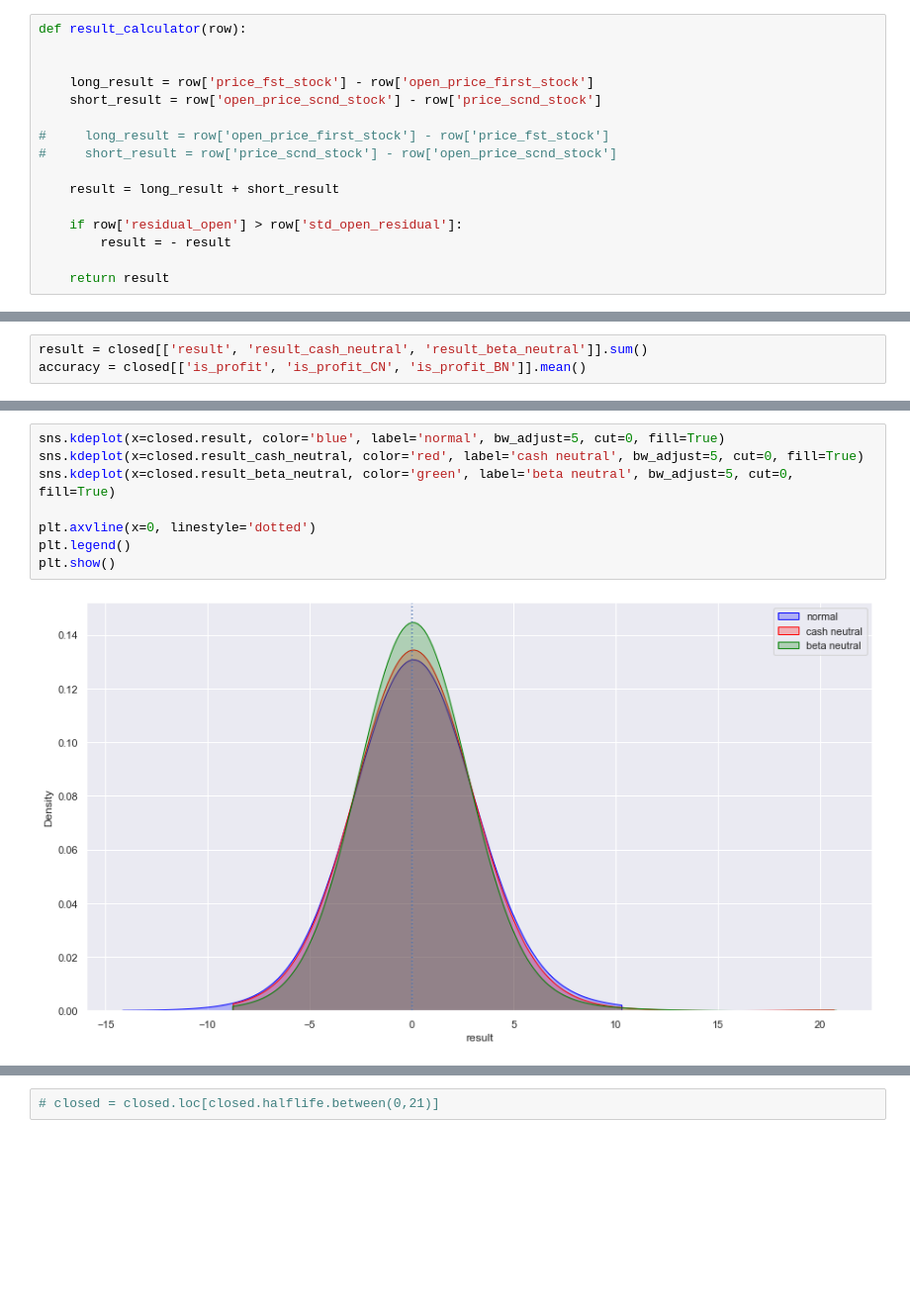
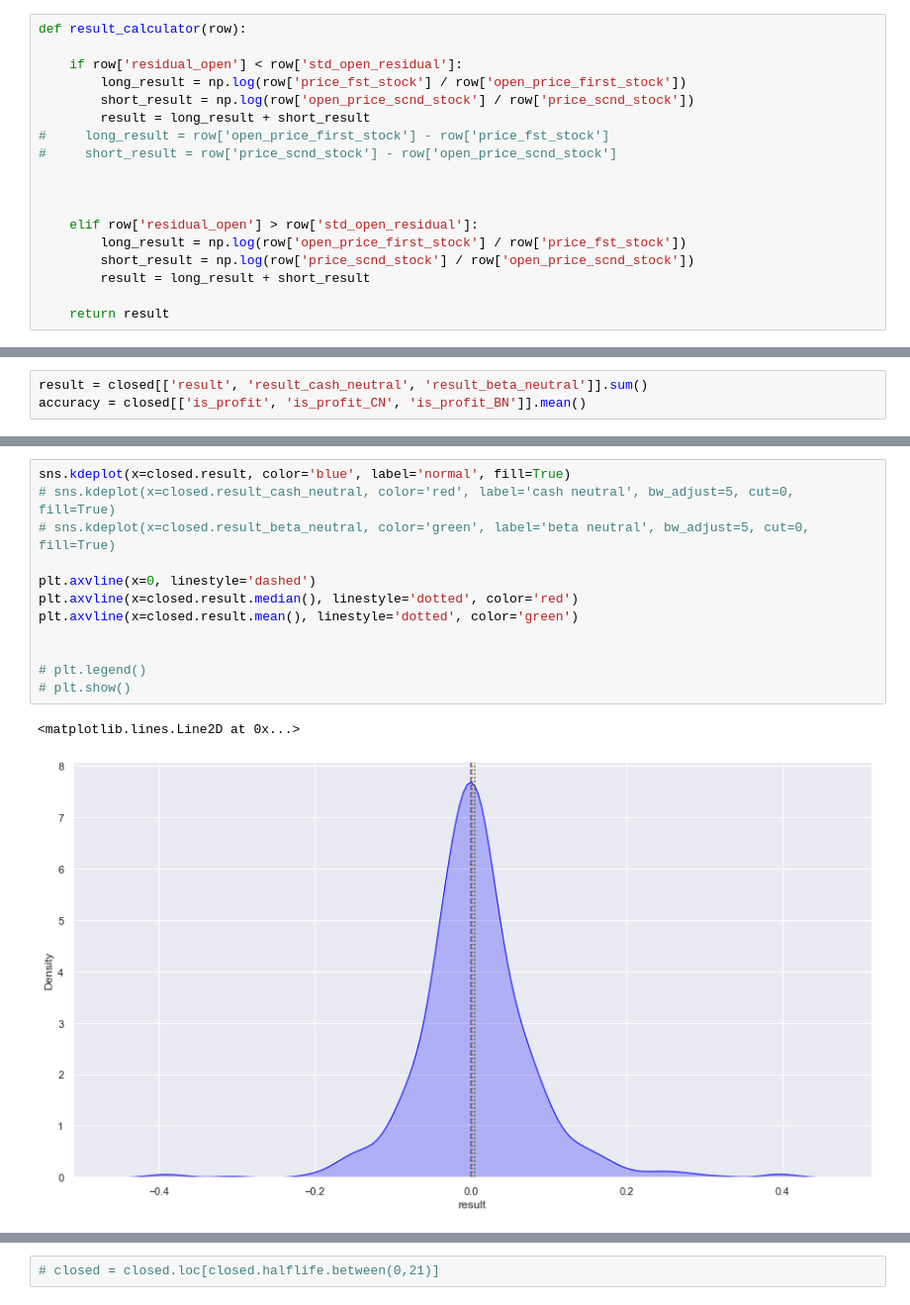
Before and after one commit to CorreaWillian/cointegration, a Jupyter notebook: EDA - Copia.ipynb, the cells around one changed output, grey strips where cells are left out. Shown: that part at 99% size. Cells and saved outputs as stored; diff of their text form; blank space fills up the shorter version.

```diff
--- a/EDA - Copia.ipynb
+++ b/EDA - Copia.ipynb
@@ -31,17 +86,19 @@ df.loc[(df.duplicated(subset=['date', 'sorted_pair'], keep='first'))].sort_value
 # %%
 def result_calculator(row):
 
-
-    long_result = row['price_fst_stock'] - row['open_price_first_stock']
-    short_result = row['open_price_scnd_stock'] - row['price_scnd_stock']
-
+    if row['residual_open'] < row['std_open_residual']:
+        long_result = np.log(row['price_fst_stock'] / row['open_price_first_stock'])
+        short_result = np.log(row['open_price_scnd_stock'] / row['price_scnd_stock'])
+        result = long_result + short_result
 #     long_result = row['open_price_first_stock'] - row['price_fst_stock']
 #     short_result = row['price_scnd_stock'] - row['open_price_scnd_stock']
 
-    result = long_result + short_result
 
-    if row['residual_open'] > row['std_open_residual']:
-        result = - result
+
+    elif row['residual_open'] > row['std_open_residual']:
+        long_result = np.log(row['open_price_first_stock'] / row['price_fst_stock'])
+        short_result = np.log(row['price_scnd_stock'] / row['open_price_scnd_stock'])
+        result = long_result + short_result
 
     return result
 # %%
@@ -97,13 +175,18 @@ pd.DataFrame(result_table, index=['normal', 'cash_neutral', 'beta_neutral'])
 # %%
-sns.kdeplot(x=closed.result, color='blue', label='normal', bw_adjust=5, cut=0, fill=True)
-sns.kdeplot(x=closed.result_cash_neutral, color='red', label='cash neutral', bw_adjust=5, cut=0, fill=True)
-sns.kdeplot(x=closed.result_beta_neutral, color='green', label='beta neutral', bw_adjust=5, cut=0, fill=True)
+sns.kdeplot(x=closed.result, color='blue', label='normal', fill=True)
+# sns.kdeplot(x=closed.result_cash_neutral, color='red', label='cash neutral', bw_adjust=5, cut=0, fill=True)
+# sns.kdeplot(x=closed.result_beta_neutral, color='green', label='beta neutral', bw_adjust=5, cut=0, fill=True)
 
-plt.axvline(x=0, linestyle='dotted')
-plt.legend()
-plt.show()
+plt.axvline(x=0, linestyle='dashed')
+plt.axvline(x=closed.result.median(), linestyle='dotted', color='red')
+plt.axvline(x=closed.result.mean(), linestyle='dotted', color='green')
+
+
+# plt.legend()
+# plt.show()
 # %% [output]
+<matplotlib.lines.Line2D at 0x...>
-[figure, old version]
+[figure, new version]
 # %%
 # Close by residual
 closed_by_residual = closed.loc[abs(df.last_residual) < df.close_limit,['result', 'result_cash_neutral', 'result_beta_neutral']].agg([sum, 'count']).T
```
Also changed, not shown: parts of 43 cells of this notebook, 4 other files.
